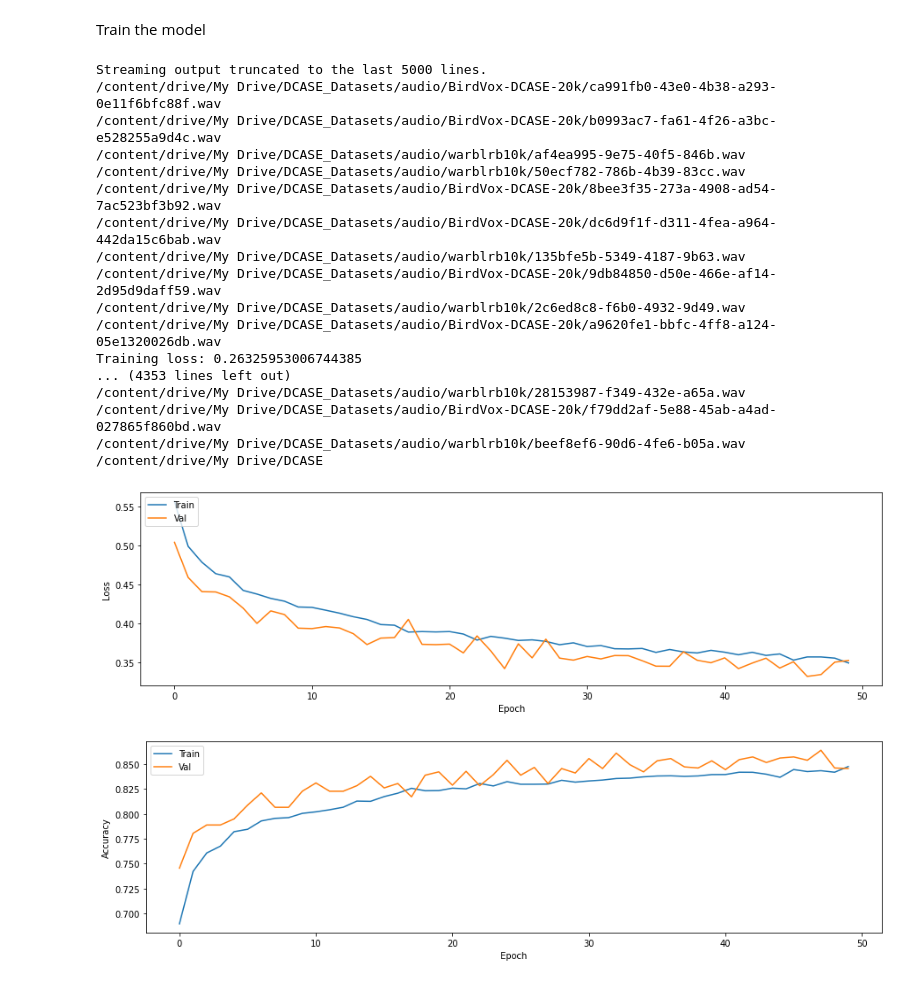
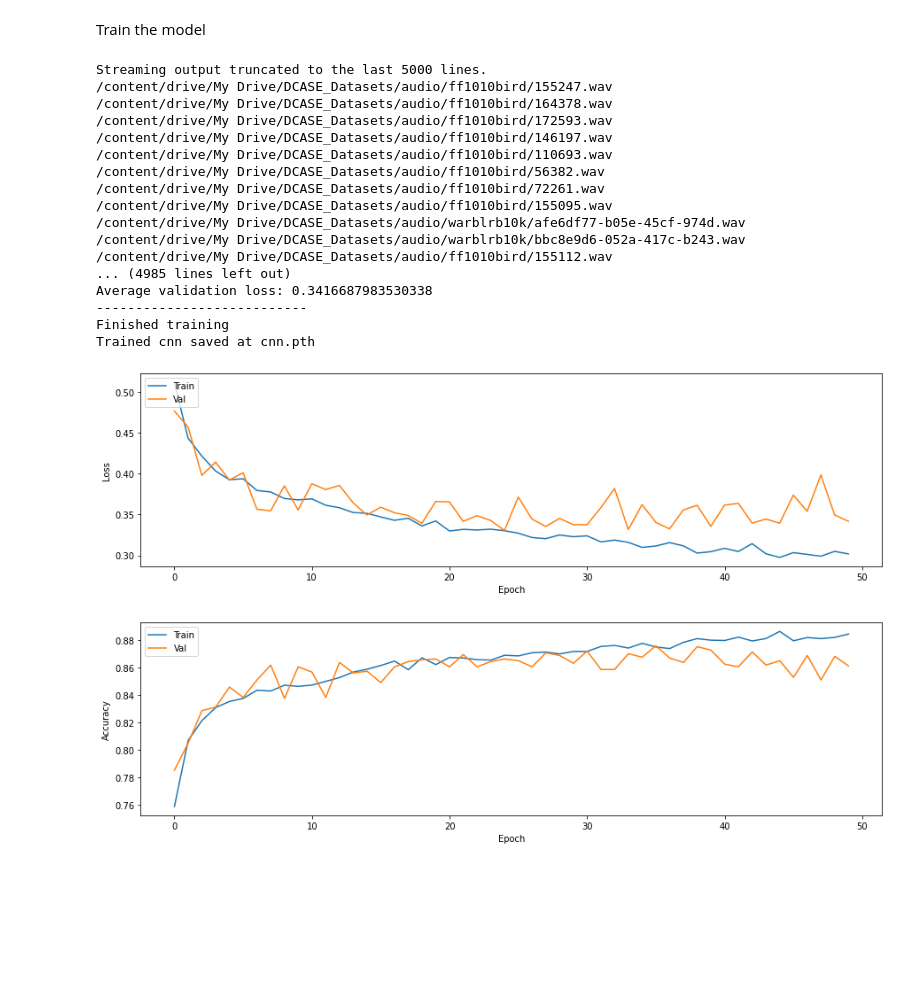
Before and after one commit to edward-h-81/bird_sound_detection, a Jupyter notebook: cnn_pytorch/train_binary_uky_val_conmatrix_fade_sig_repro.ipynb, the cells around one changed output. Cells and saved outputs as stored; diff of their text form; code cells hidden in the pictures; blank space fills up the shorter version.

```diff
--- a/cnn_pytorch/train_binary_uky_val_conmatrix_fade_sig_repro.ipynb
+++ b/cnn_pytorch/train_binary_uky_val_conmatrix_fade_sig_repro.ipynb
@@ -694,9 +693,10 @@ class DCASE_Dataset(Dataset):
         return signal
 
     rand_bird_index = self.randint(0,self.size)
-    if label == 0 and self._get_audio_sample_label(rand_bird_index) == 1:
+    while label == 0 and self._get_audio_sample_label(rand_bird_index) == 1:
       print(f'main sound: {label}, background sound: {self._get_audio_sample_label(rand_bird_index)}')
-      return signal
+      rand_bird_index = self.randint(0,self.size)
+      continue
 
     print(f'main sound: {label}, background sound: {self._get_audio_sample_label(rand_bird_index)}')
 
@@ -716,6 +716,7 @@ class DCASE_Dataset(Dataset):
     bg = self._mix_down_if_necessary(bg)
     bg = self._cut_if_necessary(bg)
     bg = self._right_pad_if_necessary(bg)
+    bg = self._fade_shift(bg)
 
     # plot_waveform(bg.cpu(), self.target_sample_rate, title="Added audio")
     # plot_specgram(bg.cpu(), self.target_sample_rate, title="Added audio")
@@ -793,8 +794,8 @@ import numpy as np
 
 # from dcasedataset_sig import DCASE_Dataset
 
-ANNOTATIONS_FILE_TRAIN = '/content/drive/My Drive/DCASE_Datasets/labels/train_val_csv/bv_warblr_train.csv'
-ANNOTATIONS_FILE_VAL = '/content/drive/My Drive/DCASE_Datasets/labels/train_val_csv/bv_warblr_val.csv'
+ANNOTATIONS_FILE_TRAIN = '/content/drive/My Drive/DCASE_Datasets/labels/train_val_csv/ff_warblr_train.csv'
+ANNOTATIONS_FILE_VAL = '/content/drive/My Drive/DCASE_Datasets/labels/train_val_csv/ff_warblr_val.csv'
 AUDIO_DIR = '/content/drive/My Drive/DCASE_Datasets/audio/'
 SAMPLE_RATE = 22050
 DURATION = 10
@@ -1015,51 +1016,51 @@ if __name__ == "__main__":
     # initialise loss funtion + optimiser
     # loss_fn = nn.BCELoss()
     loss_fn = nn.BCEWithLogitsLoss()
     optimiser = torch.optim.Adam(cnn.parameters(),
                                  lr=LEARNING_RATE)
 
     # train model
     training_and_validation(cnn, train_dataloader, val_dataloader, loss_fn, optimiser, device, EPOCHS, sigmoid)
 
     # save model
     torch.save(cnn.state_dict(), "/content/drive/My Drive/MSc_Project_Colab/BAD_PyTorch/cnn.pth")
     print("Trained cnn saved at cnn.pth")
 
     # plot the loss over train and validation dataset
     plt.plot(train_x, train_loss_y)
     plt.plot(val_x, val_loss_y)
     plt.xlabel("Epoch")
     plt.ylabel("Loss")
     plt.legend(["Train", "Val"], loc=2)
     plt.show()
 
     # plot the accuracy over train and validation dataset
     plt.plot(train_x, train_acc_y)
     plt.plot(val_x, val_acc_y)
     plt.xlabel("Epoch")
     plt.ylabel("Accuracy")
     plt.legend(["Train", "Val"], loc=2)
     plt.show()
 # %% [output]
 Streaming output truncated to the last 5000 lines.
-/content/drive/My Drive/DCASE_Datasets/audio/BirdVox-DCASE-20k/ca991fb0-43e0-4b38-a293-0e11f6bfc88f.wav
-/content/drive/My Drive/DCASE_Datasets/audio/BirdVox-DCASE-20k/b0993ac7-fa61-4f26-a3bc-e528255a9d4c.wav
-/content/drive/My Drive/DCASE_Datasets/audio/warblrb10k/af4ea995-9e75-40f5-846b.wav
-/content/drive/My Drive/DCASE_Datasets/audio/warblrb10k/50ecf782-786b-4b39-83cc.wav
-/content/drive/My Drive/DCASE_Datasets/audio/BirdVox-DCASE-20k/8bee3f35-273a-4908-ad54-7ac523bf3b92.wav
-/content/drive/My Drive/DCASE_Datasets/audio/BirdVox-DCASE-20k/dc6d9f1f-d311-4fea-a964-442da15c6bab.wav
-/content/drive/My Drive/DCASE_Datasets/audio/warblrb10k/135bfe5b-5349-4187-9b63.wav
-/content/drive/My Drive/DCASE_Datasets/audio/BirdVox-DCASE-20k/9db84850-d50e-466e-af14-2d95d9daff59.wav
-/content/drive/My Drive/DCASE_Datasets/audio/warblrb10k/2c6ed8c8-f6b0-4932-9d49.wav
-/content/drive/My Drive/DCASE_Datasets/audio/BirdVox-DCASE-20k/a9620fe1-bbfc-4ff8-a124-05e1320026db.wav
-Training loss: 0.26325953006744385
-... (4353 lines left out)
-/content/drive/My Drive/DCASE_Datasets/audio/warblrb10k/28153987-f349-432e-a65a.wav
-/content/drive/My Drive/DCASE_Datasets/audio/BirdVox-DCASE-20k/f79dd2af-5e88-45ab-a4ad-027865f860bd.wav
-/content/drive/My Drive/DCASE_Datasets/audio/warblrb10k/beef8ef6-90d6-4fe6-b05a.wav
-/content/drive/My Drive/DCASE
+/content/drive/My Drive/DCASE_Datasets/audio/ff1010bird/155247.wav
+/content/drive/My Drive/DCASE_Datasets/audio/ff1010bird/164378.wav
+/content/drive/My Drive/DCASE_Datasets/audio/ff1010bird/172593.wav
+/content/drive/My Drive/DCASE_Datasets/audio/ff1010bird/146197.wav
+/content/drive/My Drive/DCASE_Datasets/audio/ff1010bird/110693.wav
+/content/drive/My Drive/DCASE_Datasets/audio/ff1010bird/56382.wav
+/content/drive/My Drive/DCASE_Datasets/audio/ff1010bird/72261.wav
+/content/drive/My Drive/DCASE_Datasets/audio/ff1010bird/155095.wav
+/content/drive/My Drive/DCASE_Datasets/audio/warblrb10k/afe6df77-b05e-45cf-974d.wav
+/content/drive/My Drive/DCASE_Datasets/audio/warblrb10k/bbc8e9d6-052a-417c-b243.wav
+/content/drive/My Drive/DCASE_Datasets/audio/ff1010bird/155112.wav
+... (4985 lines left out)
+Average validation loss: 0.3416687983530338
+---------------------------
+Finished training
+Trained cnn saved at cnn.pth
-[figure, old version]
+[figure, new version]
-[figure, old version]
+[figure, new version]
 # %%
 import torch
 import torchaudio
```
Also changed, not shown: parts of 3 cells of this notebook, 16 other files.
